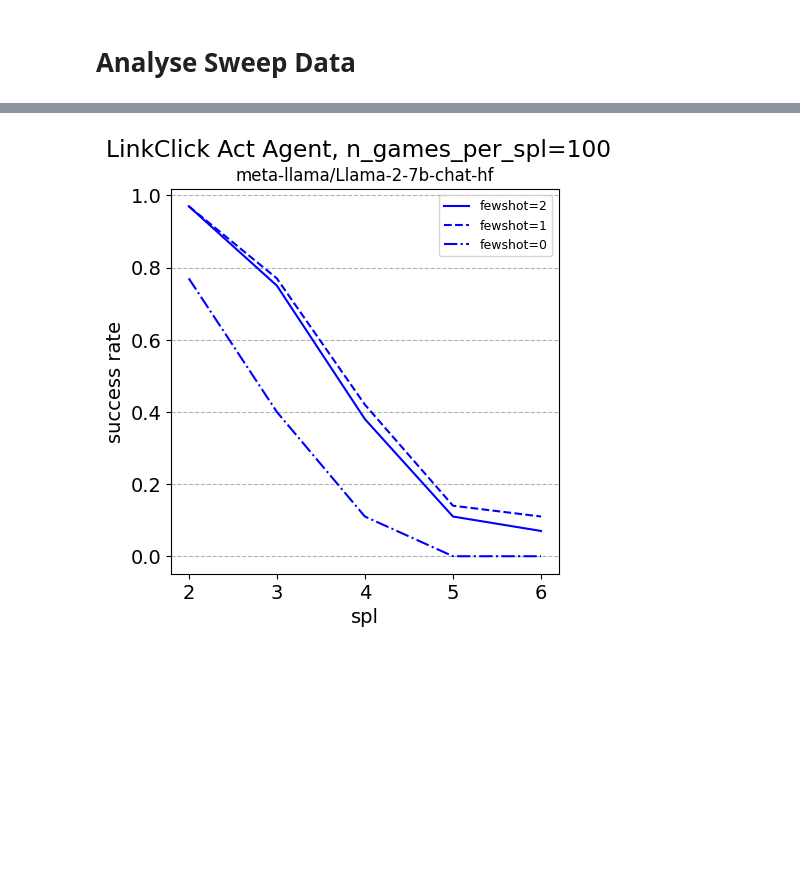
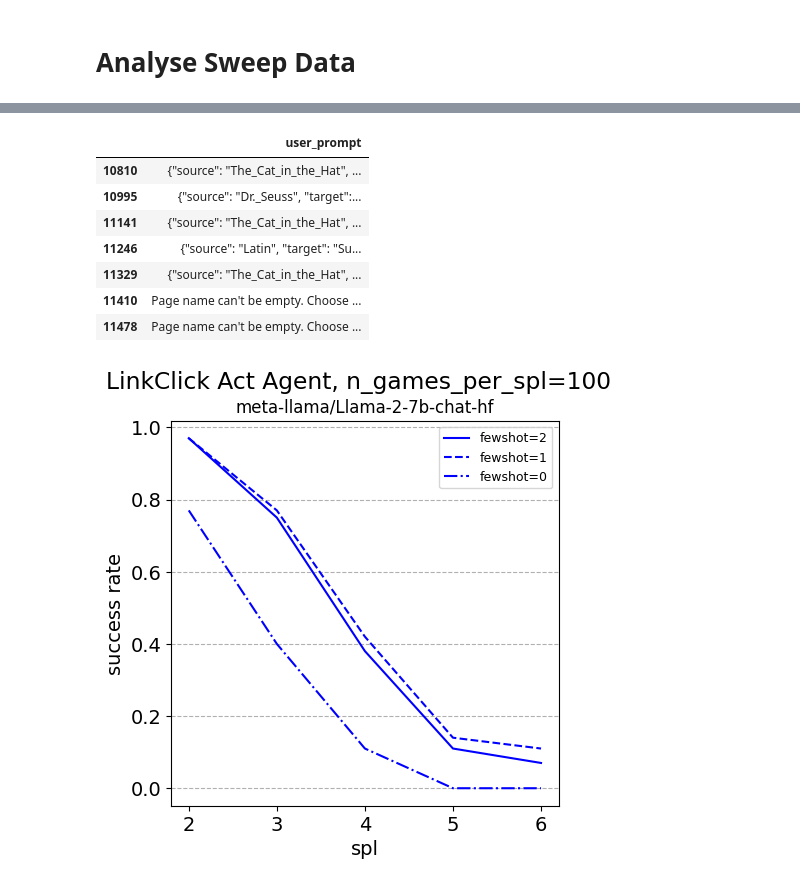
Before and after one commit to au-clan/WikiAgent, a Jupyter notebook: src/notebooks/data_analysis.ipynb, the cells around one changed output, grey strips where cells are left out. Saved outputs shown, nothing was run; the diff lists cells and outputs as text; code cells hidden in the pictures; blank space fills up the shorter version.

```diff
--- a/src/notebooks/data_analysis.ipynb
+++ b/src/notebooks/data_analysis.ipynb
@@ -44,12 +47,13 @@ paths_real_df = pd.read_csv(os.path.join(PATH_IN, 'paths_real_processed.tsv'), s
 shpl_paths_real_df = paths_real_df.query('is_path_finished==1').groupby(['src','tgt']).agg({'hpl':'min', 'path':'first', 'user_path_rating':'first'}).reset_index()
 spl_paths_real_df = paths_real_df.groupby(['src','tgt']).agg({'spl':'min'}).reset_index()
 shepl_paths_real_df = paths_real_df.query('is_path_finished==1').groupby(['src','tgt']).agg({'shepl':'min'}).reset_index()
+mhepl_paths_real_df = paths_real_df.query('is_path_finished==1').groupby(['src','tgt']).agg({'mhepl':'min'}).reset_index()
 
 # Specify the paths to the folders containing the runs
 folders = []
-# folders += [folder for folder in glob(os.path.join(LOGS_PATH, "multiruns/mistral_finetunes_fewshot/2023-11-13_11-49-05/*/"))]
-# folders += [folder for folder in glob(os.path.join(LOGS_PATH, "multiruns/reason_linkclick/2023-12-02_03-45-00/*/"))]
-folders += [folder for folder in glob(os.path.join(LOGS_PATH, "multiruns/uniform_spl_reason_llama_2_7b_chat_hf/2023-12-04_17-26-16/*/")) if not folder.endswith('3/')]
+folders += [folder for folder in glob(os.path.join(LOGS_PATH, "multiruns/navigate_openhermes_2.5_mistral_7b/2023-12-08_12-36-39/*/")) if not folder.endswith('1/')]
+folders += [folder for folder in glob(os.path.join(LOGS_PATH, "multiruns/human_test_set_linkclick/2023-12-07_12-49-58/*/"))]
+
 
 
 identifiers = ['model.model_name','agent.fewshot','agent.agent_name']
@@ -69,6 +73,12 @@ for folder in folders:
             config_dict[identifier] = config_value
 
     config_dict['run_id'] = folder.split('/')[-2]
+
+    ### careful with this one, for reason_no_example we have to subtract 1 cause I took the example out of systen prompt
+    if "no_example" not in config_dict['agent.agent_name'] and "reason" in config_dict['agent.agent_name']:
+        config_dict['agent.fewshot'] += 1
+    ####
+
     print(config_dict)
     # Load the run data
     run_df = pd.read_csv(os.path.join(folder, 'agent_runs.tsv'), sep='\t')
@@ -77,13 +87,16 @@ for folder in folders:
     run_df = run_df.merge(shpl_paths_real_df, on=['src', 'tgt'], how='left')
     run_df = run_df.merge(spl_paths_real_df, on=['src', 'tgt'], how='left')
     run_df = run_df.merge(shepl_paths_real_df, on=['src', 'tgt'], how='left')
+    run_df = run_df.merge(mhepl_paths_real_df, on=['src', 'tgt'], how='left')
     # run_df['error_type'] = run_df['action'].apply(lambda x: "no_error" if "{'next_page'" in x else "PageNotInCands" if "Try a different page" in x else "BackOnFirstPage" if "Cannot go back any further" in x else "BadResponse")
     run_df['path_len'] = run_df['path_so_far'].apply(lambda x: len(x.split(';'))) #should be len-1 but we automatically click on final page
     run_df['effective_path_so_far'] = run_df['path_so_far'].apply(lambda x: effective_path(x))
     run_df['effective_path_len'] = run_df['path_so_far'].apply(lambda x: len(effective_path(x).split(';')))
     run_df['diff_from_best_human'] = run_df['path_len'] - run_df['hpl']
-    run_df['effective_diff_from_spl'] = run_df['effective_path_len'] - run_df['spl']
-    run_df['effective_diff_from_shepl'] = run_df['effective_path_len'] - run_df['shepl']
+    run_df['overhead_spl'] = run_df['effective_path_len']/run_df['spl']
+    run_df['overhead_shepl'] = run_df['effective_path_len']/run_df['shepl']
+    run_df['overhead_mhepl'] = run_df['effective_path_len']/run_df['mhepl']
+    run_df['human_overhead_spl'] = run_df['mhepl']/run_df['spl']
     run_df['success'] = run_df['is_finished_reason'].apply(lambda x: 1 if x=='success' else 0)
 
     # Add identifier columns to the run data DataFrame
@@ -91,7 +104,19 @@ for folder in folders:
         run_df[key] = value
 
     ### careful with this one
-    run_df['prompting'] = run_df[f'agent.agent_name'].apply(lambda x: "ReAct" if 'reason' in x else "Act")
+    def get_prompting_type(row):
+        if 'reason' in row['agent.agent_name'] and "link_click" in row['agent.agent_name']:
+            return "ReAct_linkclick"
+        elif 'reason' not in row['agent.agent_name'] and "link_click" in row['agent.agent_name']:
+            return "Act_linkclick"
+        elif 'reason' in row['agent.agent_name'] and "navigate" in row['agent.agent_name']:
+            return "ReAct_navigate"
+        elif 'reason' not in row['agent.agent_name'] and "navigate" in row['agent.agent_name']:
+            return "Act_navigate"
+        else:
+            return "other"
+
+    run_df['prompting'] = run_df.apply(lambda row: get_prompting_type(row), axis=1)
 
     # Concatenate this run's DataFrame to the main DataFrame
     all_runs_df = pd.concat([run_df, all_runs_df], ignore_index=True)
@@ -209,3 +326,14 @@ plt.show()
+# %%
+mistral_linkclick_react.query('src=="The_Cat_in_the_Hat" and tgt=="Sunlight"')[['user_prompt']]
+# %% [output]
+|  | user_prompt |
+| 10810 | {"source": "The_Cat_in_the_Hat", ... |
+| 10995 | {"source": "Dr._Seuss", "target":... |
+| 11141 | {"source": "The_Cat_in_the_Hat", ... |
+| 11246 | {"source": "Latin", "target": "Su... |
+| 11329 | {"source": "The_Cat_in_the_Hat", ... |
+| 11410 | Page name can't be empty. Choose ... |
+| 11478 | Page name can't be empty. Choose ... |
 # %%
 # line plot of success rate vs spl for each fewshot
 fig, axes = plt.subplots(1, len(all_runs_df[identifiers[0]].unique()), figsize=(5*len(all_runs_df[identifiers[0]].unique()),5), sharey=True, sharex=True)
```
Also changed, not shown: parts of 9 cells of this notebook, 25 other files.
